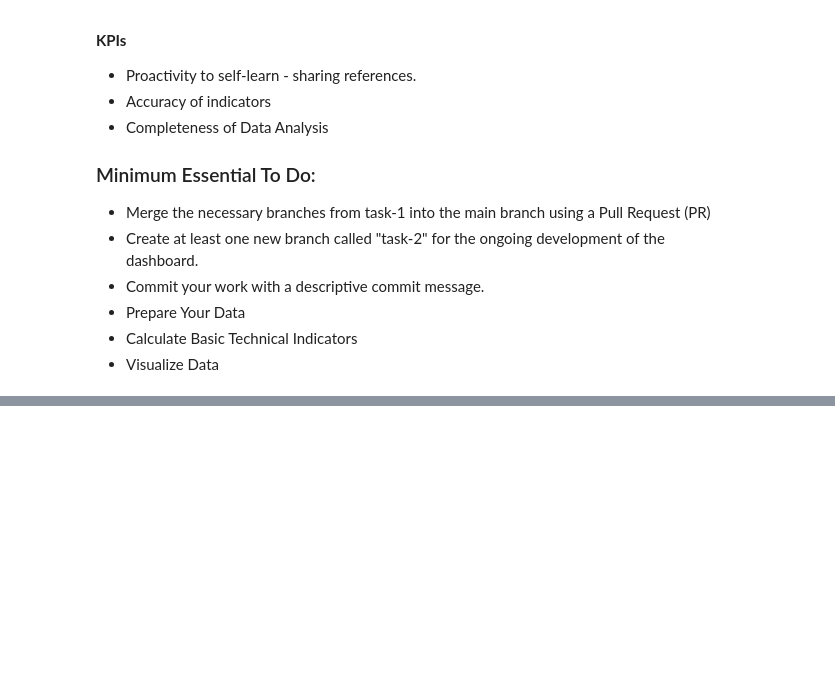
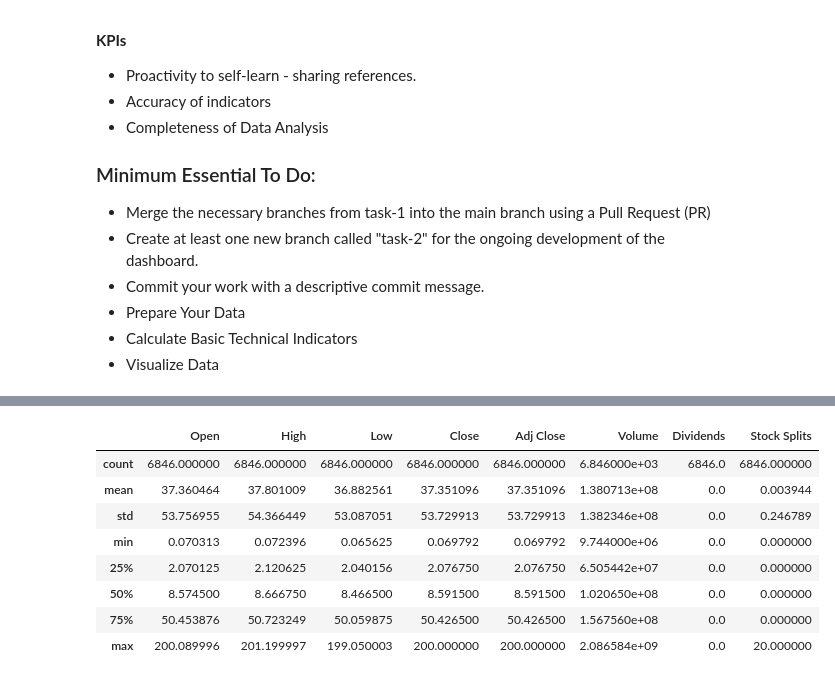
Before and after one commit to tedoaba/KAIM-W1, a Jupyter notebook: kaim-week1-task2.ipynb, the cells around one changed output, grey strips where cells are left out. Saved outputs shown, nothing was run; the diff lists cells and outputs as text; code cells hidden in the pictures; blank space fills up the shorter version.

Commit message:
Kaggle Notebook | KAIM_Week1_Task2 | Version 3

```diff
--- a/kaim-week1-task2.ipynb
+++ b/kaim-week1-task2.ipynb
@@ -385,0 +80,8 @@ Feel free to adjust the code and analysis according to your specific needs and d
+# %%
+apple = '/kaggle/input/kaim-w1/yfinance_data/yfinance_data/AAPL_historical_data.csv'
+amazon = '/kaggle/input/kaim-w1/yfinance_data/yfinance_data/AMZN_historical_data.csv'
+google = '/kaggle/input/kaim-w1/yfinance_data/yfinance_data/GOOG_historical_data.csv'
+meta = '/kaggle/input/kaim-w1/yfinance_data/yfinance_data/META_historical_data.csv'
+microsoft = '/kaggle/input/kaim-w1/yfinance_data/yfinance_data/MSFT_historical_data.csv'
+nividia = '/kaggle/input/kaim-w1/yfinance_data/yfinance_data/NVDA_historical_data.csv'
+tesla = '/kaggle/input/kaim-w1/yfinance_data/yfinance_data/TSLA_historical_data.csv'
@@ -385,0 +110,12 @@ Feel free to adjust the code and analysis according to your specific needs and d
+# %%
+data.describe()
+# %% [output]
+|  | Open | High | Low | Close | Adj Close | Volume | Dividends | Stock Splits |
+| count | 6846.000000 | 6846.000000 | 6846.000000 | 6846.000000 | 6846.000000 | 6.846000e+03 | 6846.0 | 6846.000000 |
+| mean | 37.360464 | 37.801009 | 36.882561 | 37.351096 | 37.351096 | 1.380713e+08 | 0.0 | 0.003944 |
+| std | 53.756955 | 54.366449 | 53.087051 | 53.729913 | 53.729913 | 1.382346e+08 | 0.0 | 0.246789 |
+| min | 0.070313 | 0.072396 | 0.065625 | 0.069792 | 0.069792 | 9.744000e+06 | 0.0 | 0.000000 |
+| 25% | 2.070125 | 2.120625 | 2.040156 | 2.076750 | 2.076750 | 6.505442e+07 | 0.0 | 0.000000 |
+| 50% | 8.574500 | 8.666750 | 8.466500 | 8.591500 | 8.591500 | 1.020650e+08 | 0.0 | 0.000000 |
+| 75% | 50.453876 | 50.723249 | 50.059875 | 50.426500 | 50.426500 | 1.567560e+08 | 0.0 | 0.000000 |
+| max | 200.089996 | 201.199997 | 199.050003 | 200.000000 | 200.000000 | 2.086584e+09 | 0.0 | 20.000000 |
```
Also changed, not shown: parts of 21 cells of this notebook.
